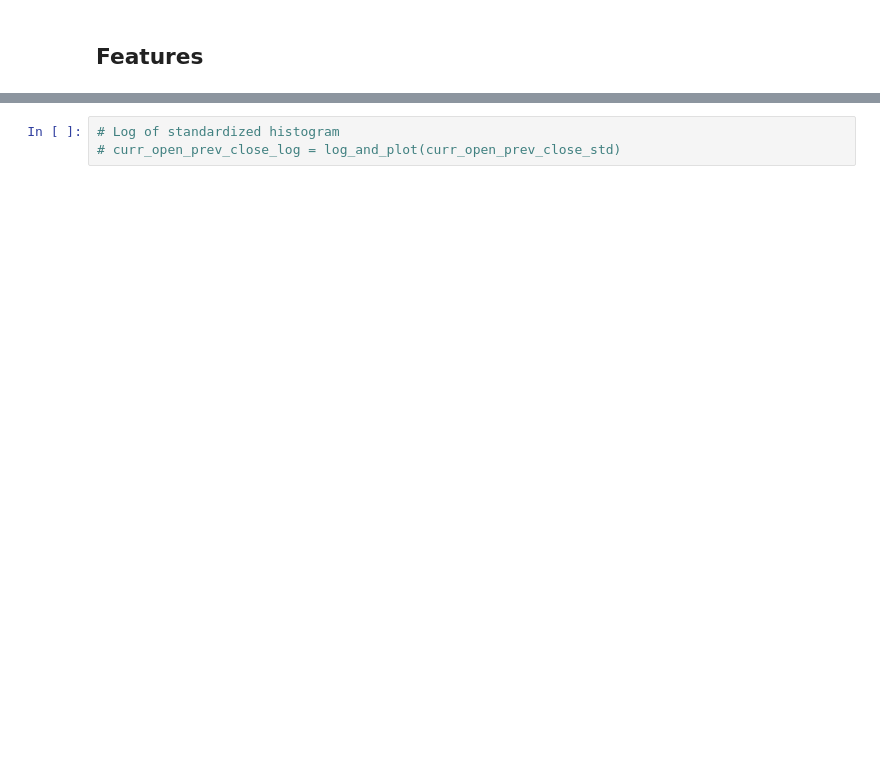
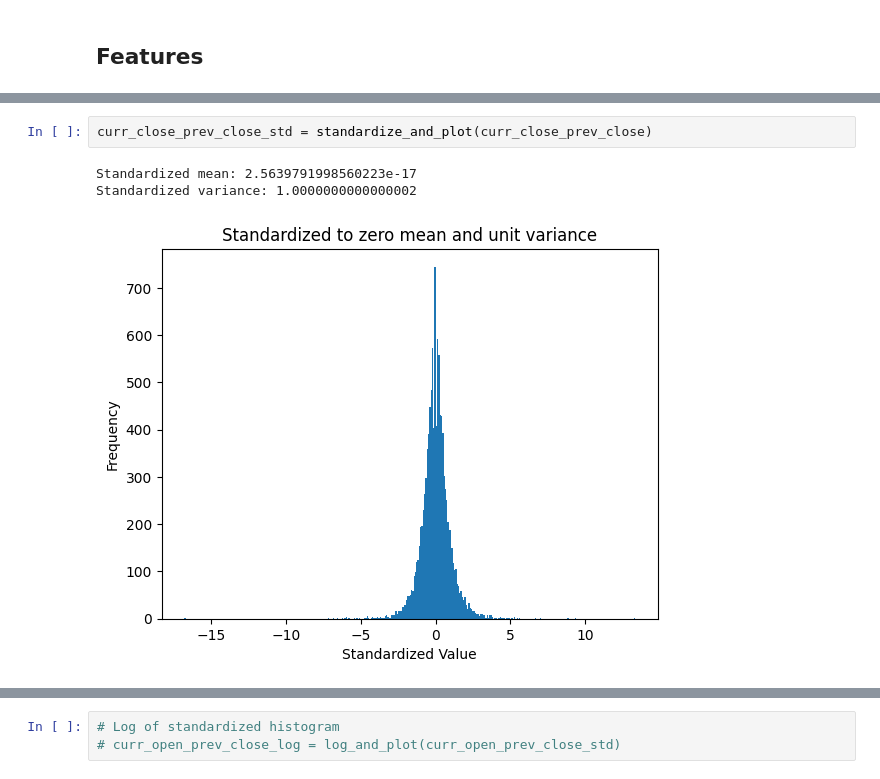
Before and after one commit to Frederik135/NN_Forecasting, a Jupyter notebook: NN_model/preprocessing.ipynb, the cells around one changed output, grey strips where cells are left out. Cells and saved outputs as stored; diff of their text form; blank space fills up the shorter version.

```diff
--- a/NN_model/preprocessing.ipynb
+++ b/NN_model/preprocessing.ipynb
@@ -178,0 +186,6 @@ def plot_cyclical_encoding(column_name):
+# %%
+curr_close_prev_close_std = standardize_and_plot(curr_close_prev_close)
+# %% [output]
+Standardized mean: 2.5639791998560223e-17
+Standardized variance: 1.0000000000000002
+[figure, added]
```
Also changed, not shown: parts of 62 cells of this notebook, 2 other files.
